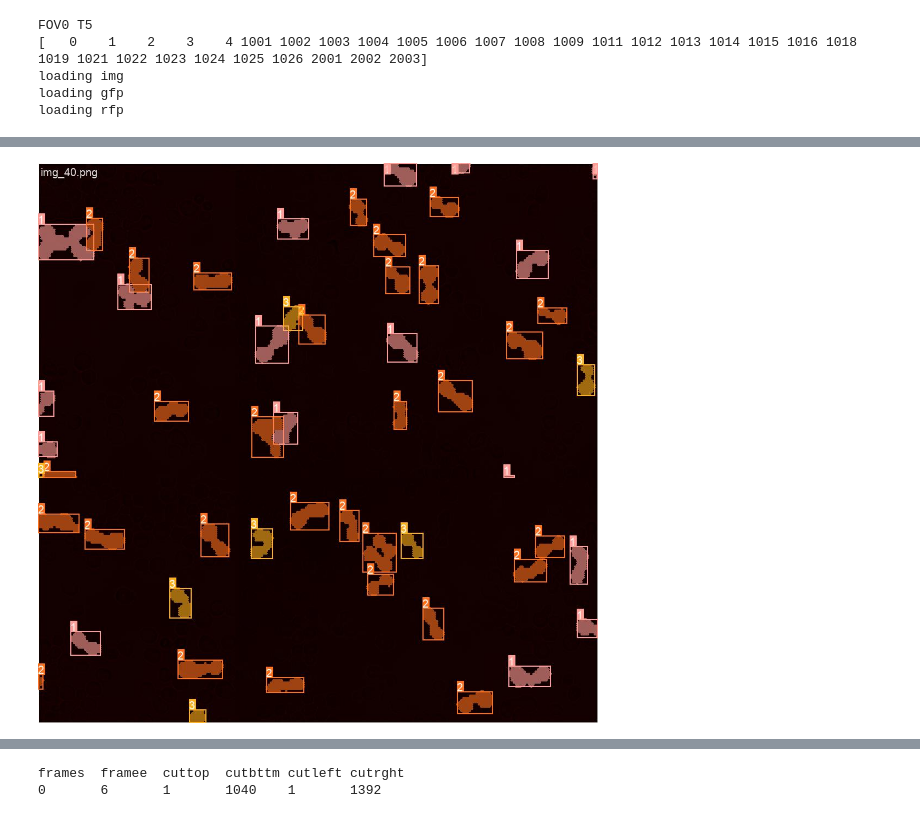
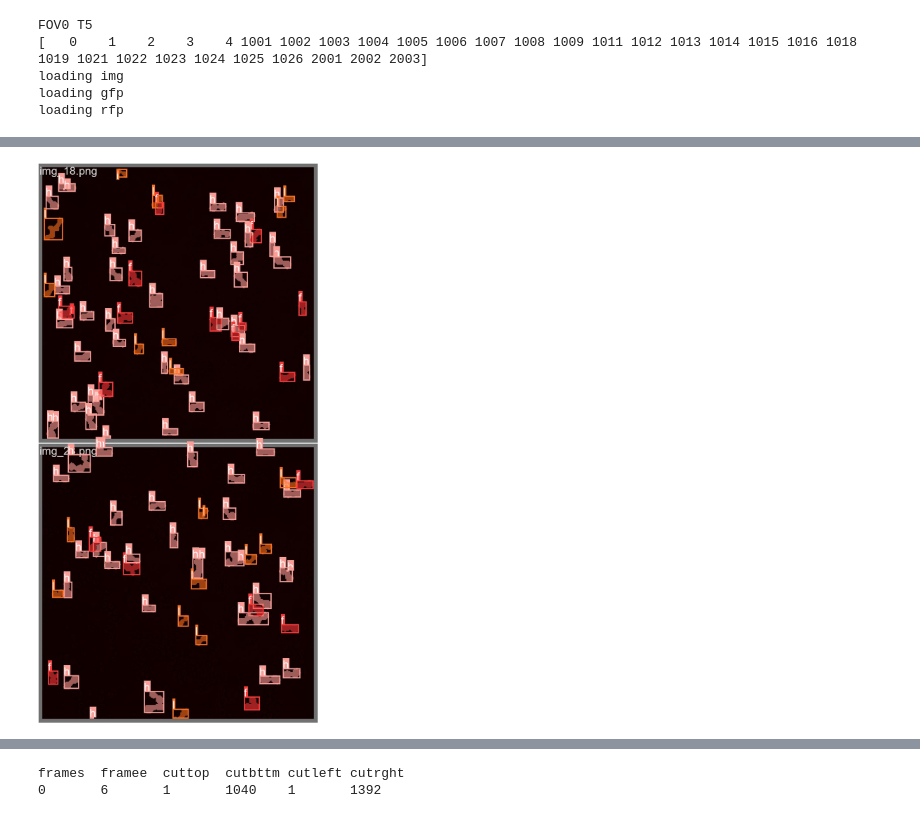
Before and after one commit to DessimozLab/yeast_fusion_segmenter, a Jupyter notebook: segment_retrain.ipynb, the cells around one changed output, grey strips where cells are left out. Saved outputs shown, nothing was run; the diff lists cells and outputs as text; code cells hidden in the pictures.

```diff
--- a/segment_retrain.ipynb
+++ b/segment_retrain.ipynb
@@ -315,9 +311,12 @@ Results saved to runs/segment/train3
 # %%
 from IPython.display import Image as show_image
+show_image(filename="runs/segment/train5/train_batch0.jpg")
 
-show_image(filename="runs/segment/train/train_batch0.jpg")
+
+from IPython.display import Image as show_image
+show_image(filename="runs/segment/train5/val_batch0_labels.jpg")
 # %% [output]
-[figure, old version]
+[figure, new version]
 # %%
 #save model
 model.save('yolov8n-seg_yfusion.pt')
```
Also changed, not shown: parts of 8 cells of this notebook.
